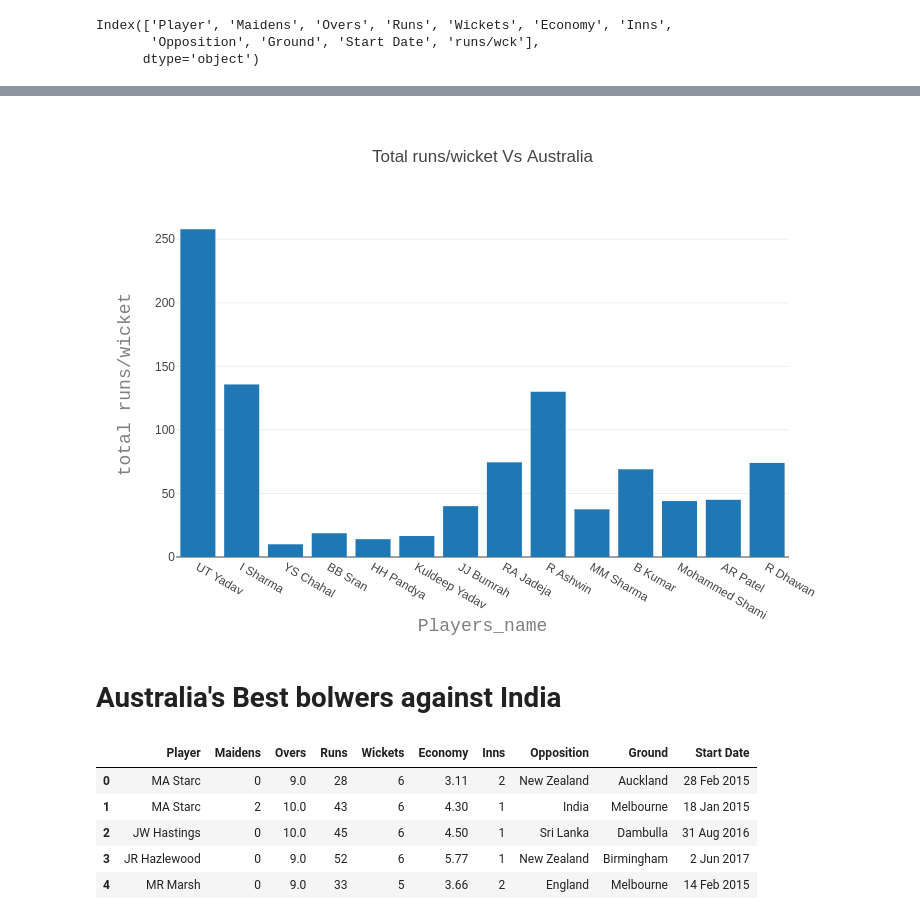
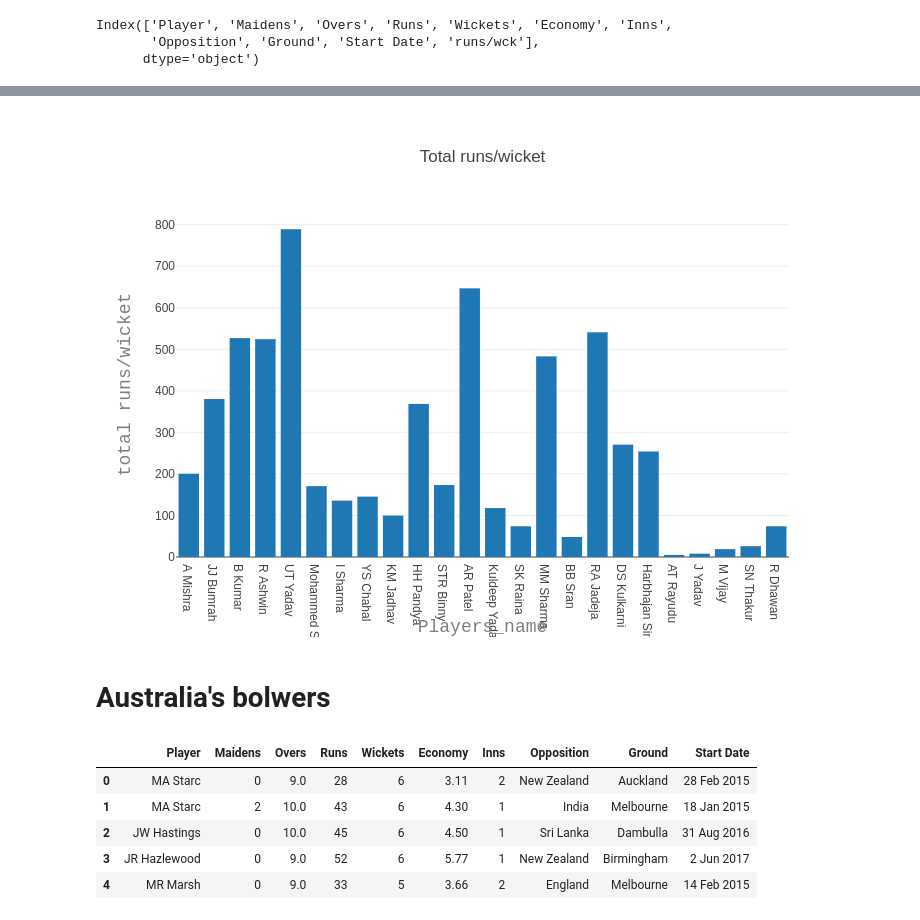
Before and after one commit to erayon/India-Australia-Cricket-Analysis, a Jupyter notebook: bowling_comaprism .ipynb, the cells around one changed output, grey strips where cells are left out. Cells and saved outputs as stored; diff of their text form; code cells hidden in the pictures.

```diff
--- a/bowling_comaprism .ipynb
+++ b/bowling_comaprism .ipynb
@@ -172,11 +179,11 @@ py.iplot(fig, filename='b')
 # %% [output]
 [interactive output not drawn]
 # %%
-Image(filename='b.png')
+Image(filename='./images/b.png')
 # %% [output]
-[figure, old version]
+[figure, new version]
 # %% [markdown]
-# Australia's Best bolwers against India
+# Australia's bolwers
 # %%
 Au  = pd.read_csv("australia-bowling.csv")
 dnd = np.array(Au["Overs"])
```
Also changed, not shown: parts of 38 cells of this notebook.
